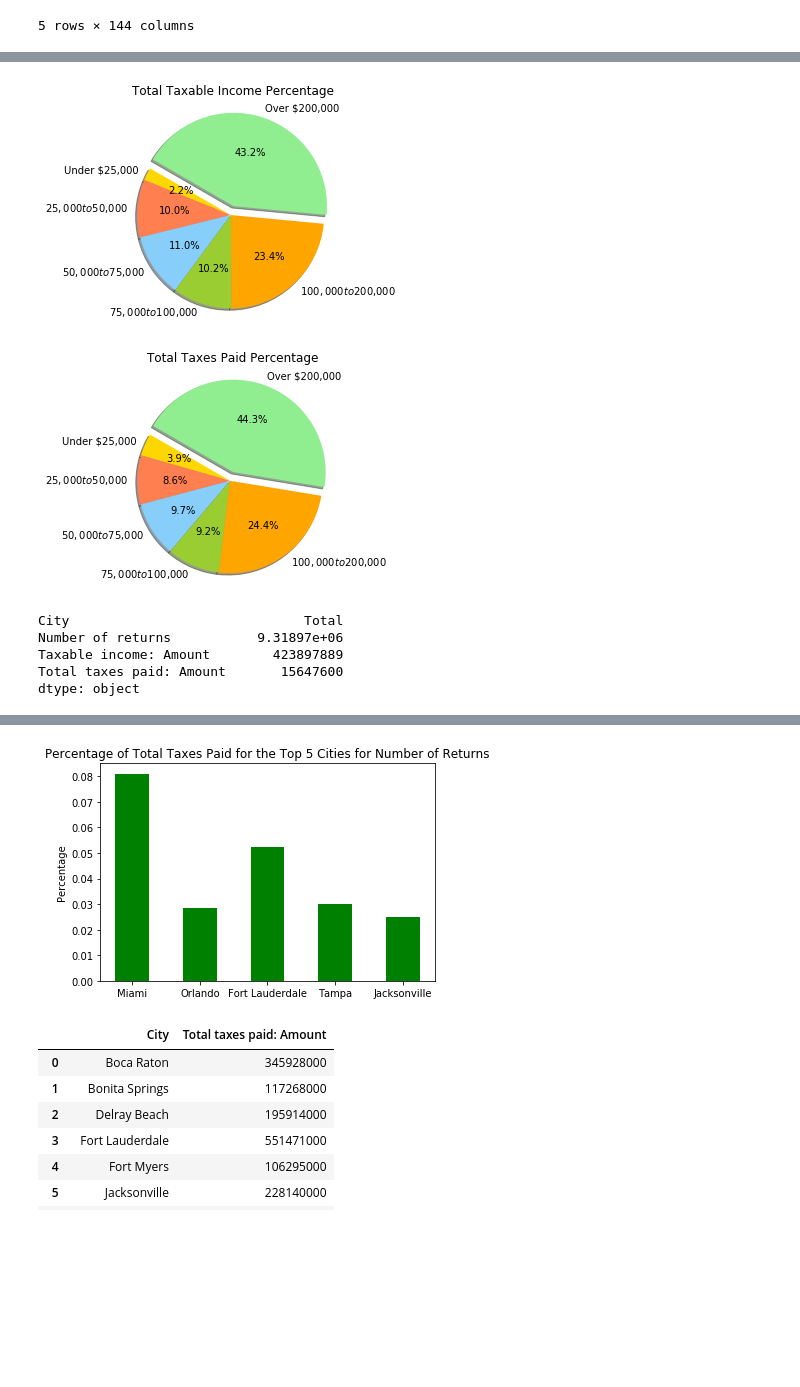
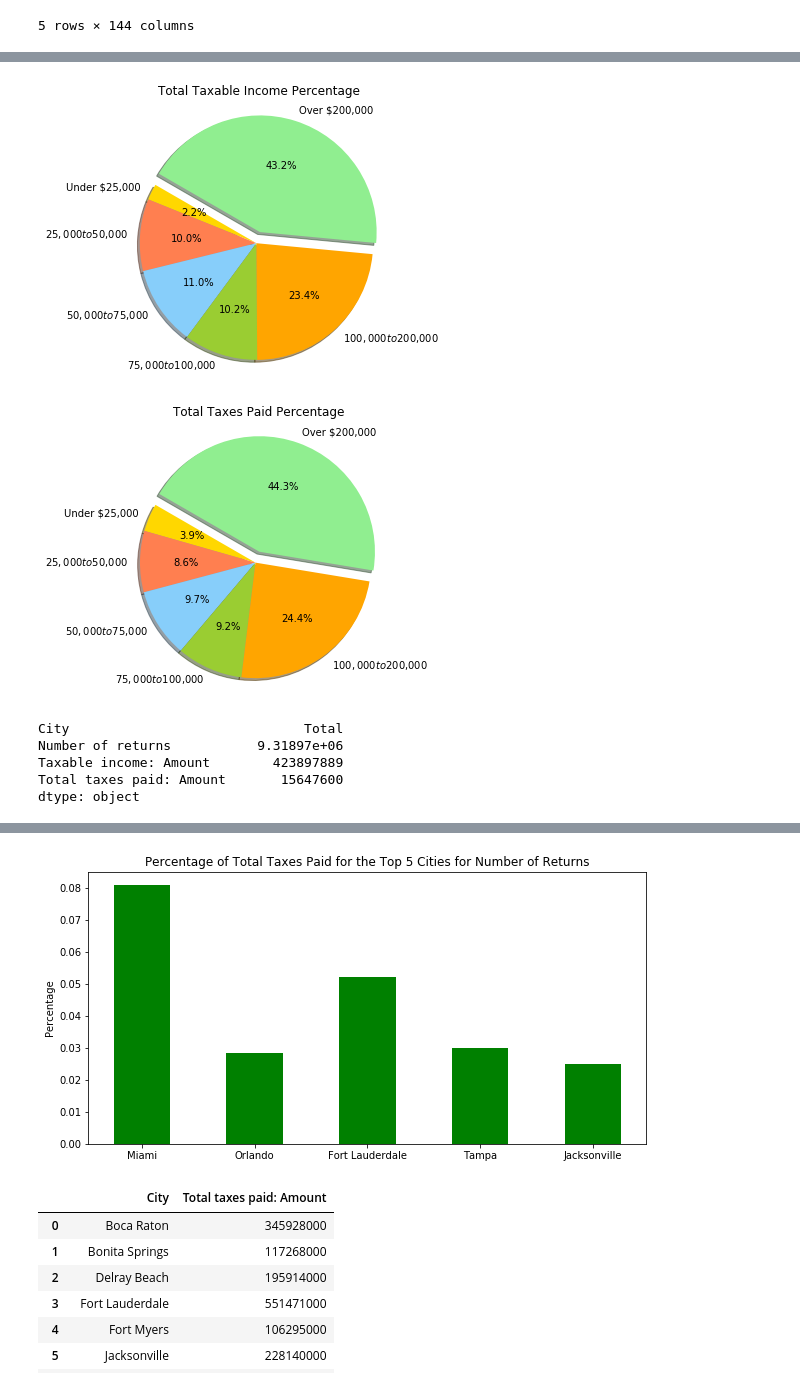
Before and after one commit to Sbrown146/Project1, a Jupyter notebook: Project Data Code 8-14.ipynb, the cells around one changed output, grey strips where cells are left out. Saved outputs shown, nothing was run; the diff lists cells and outputs as text; code cells hidden in the pictures; blank space fills up the shorter version.

```diff
--- a/Project Data Code Questions 8-13.ipynb
+++ b/Project Data Code 8-14.ipynb
@@ -436,37 +431,39 @@ plt.show()
 # %%
 #Total taxable income chart
-labels=Florida_tax_amount_p["Size of adjusted gross income"].values.tolist()
-fares=Florida_tax_amount_p["Taxable income: Percentage"].values.tolist()
+plt.figure(figsize=(5,5))
+labels=Florida_tax_amount["Size of adjusted gross income"].values.tolist()
+fares=Florida_tax_amount["Taxable income: Percentage"].values.tolist()
 
 explode=(0, 0, 0, 0, 0, 0.1)
 colors=["gold", "coral", "lightskyblue", "yellowgreen", "orange", "lightgreen"]
 
 plt.title("Total Taxable Income Percentage")
-plt.pie(Florida_tax_amount_p["Taxable income: Percentage"], explode=explode, labels=labels, \
+plt.pie(Florida_tax_amount["Taxable income: Percentage"], explode=explode, labels=labels, \
         colors=colors, radius=1, autopct="%1.1f%%", shadow=True, startangle=150)
 
 plt.axis('equal')
 plt.savefig("Taxable_Income_Percentage.png")
 plt.show()
 # %% [output]
-[figure, old version]
+[figure, new version]
 # %%
 #Total taxes paid percentage chart.
-labels=Florida_tax_amount_p["Size of adjusted gross income"].values.tolist()
-fares=Florida_tax_amount_p["Total taxes paid: Percentage"].values.tolist()
+plt.figure(figsize=(5,5))
+labels=Florida_tax_amount["Size of adjusted gross income"].values.tolist()
+fares=Florida_tax_amount["Total taxes paid: Percentage"].values.tolist()
 
 explode=(0, 0, 0, 0, 0, 0.1)
 colors=["gold", "coral", "lightskyblue", "yellowgreen", "orange", "lightgreen"]
 
 plt.title("Total Taxes Paid Percentage")
-plt.pie(Florida_tax_amount_p["Total taxes paid: Percentage"], explode=explode, labels=labels, \
+plt.pie(Florida_tax_amount["Total taxes paid: Percentage"], explode=explode, labels=labels, \
         colors=colors, radius=1, autopct="%1.1f%%", shadow=True, startangle=150)
 
 plt.axis('equal')
 plt.savefig("Taxes_Paid_Percentage.png")
 plt.show()
 # %% [output]
-[figure, old version]
+[figure, new version]
 # %%
 #Question 8 - Data for entire state.
 
@@ -518,15 +515,16 @@ Top_five_tax
 | 167 | Jacksonville | 405640.0 | 14852767 | 392588 | 0.043528 | ... |
 # %%
 #Bar chart for top 5 percentage of overall taxes paid
-
+plt.figure(figsize=(10,5))
 Top_five_tax_plot=plt.bar( \
 Top_five_tax["City"], Top_five_tax["Total taxes paid: Percentage amount"], color="green", width=0.5)
 
 plt.title("Percentage of Total Taxes Paid for the Top 5 Cities for Number of Returns")
 plt.ylabel("Percentage")
+plt.savefig("Top 5 Tax Percentages")
 plt.show()
 # %% [output]
-[figure, old version]
+[figure, new version]
 # %%
 #Question 12?
 #Cities with $100 million+ in total taxes paid. Make Heat map.
```
Also changed, not shown: parts of 19 cells of this notebook.
